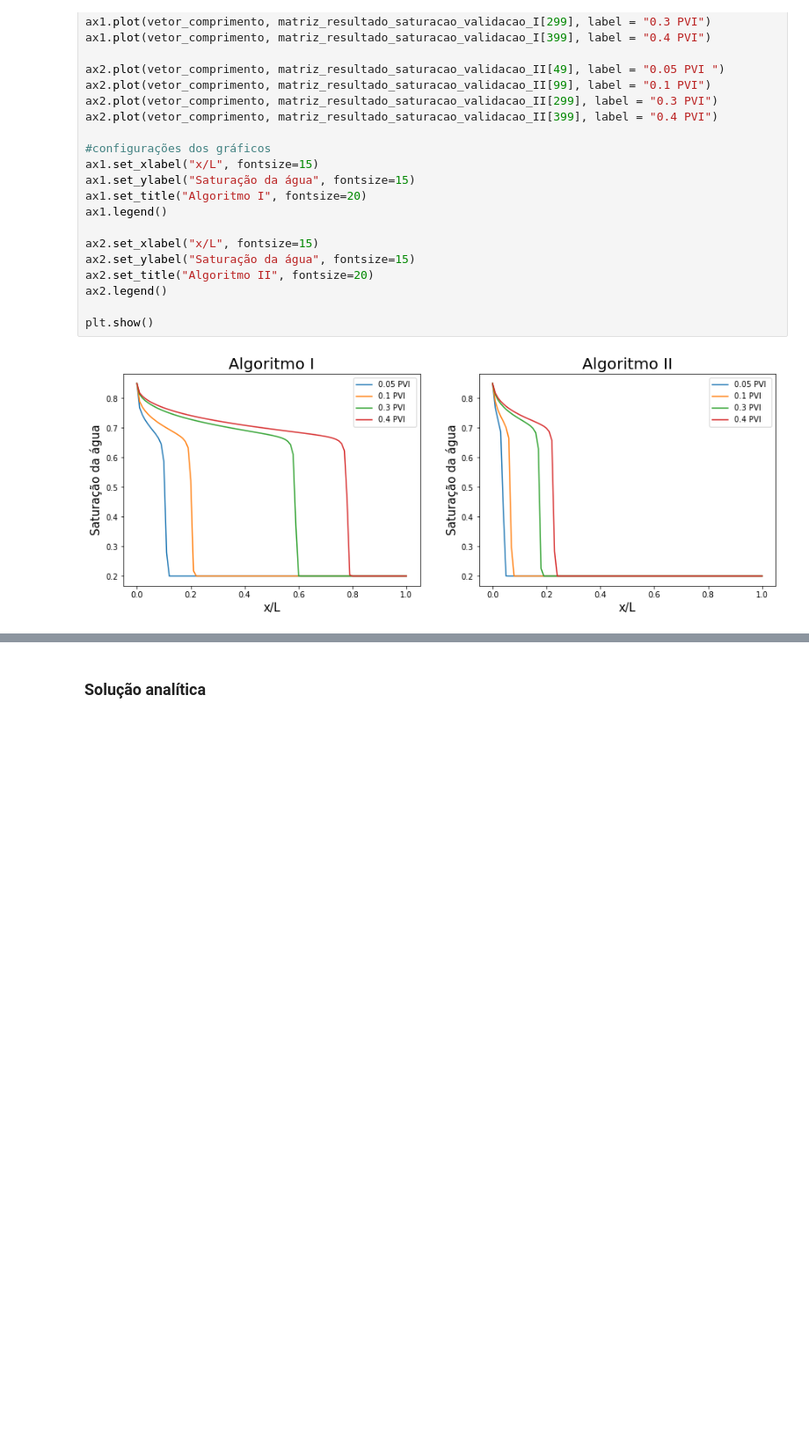
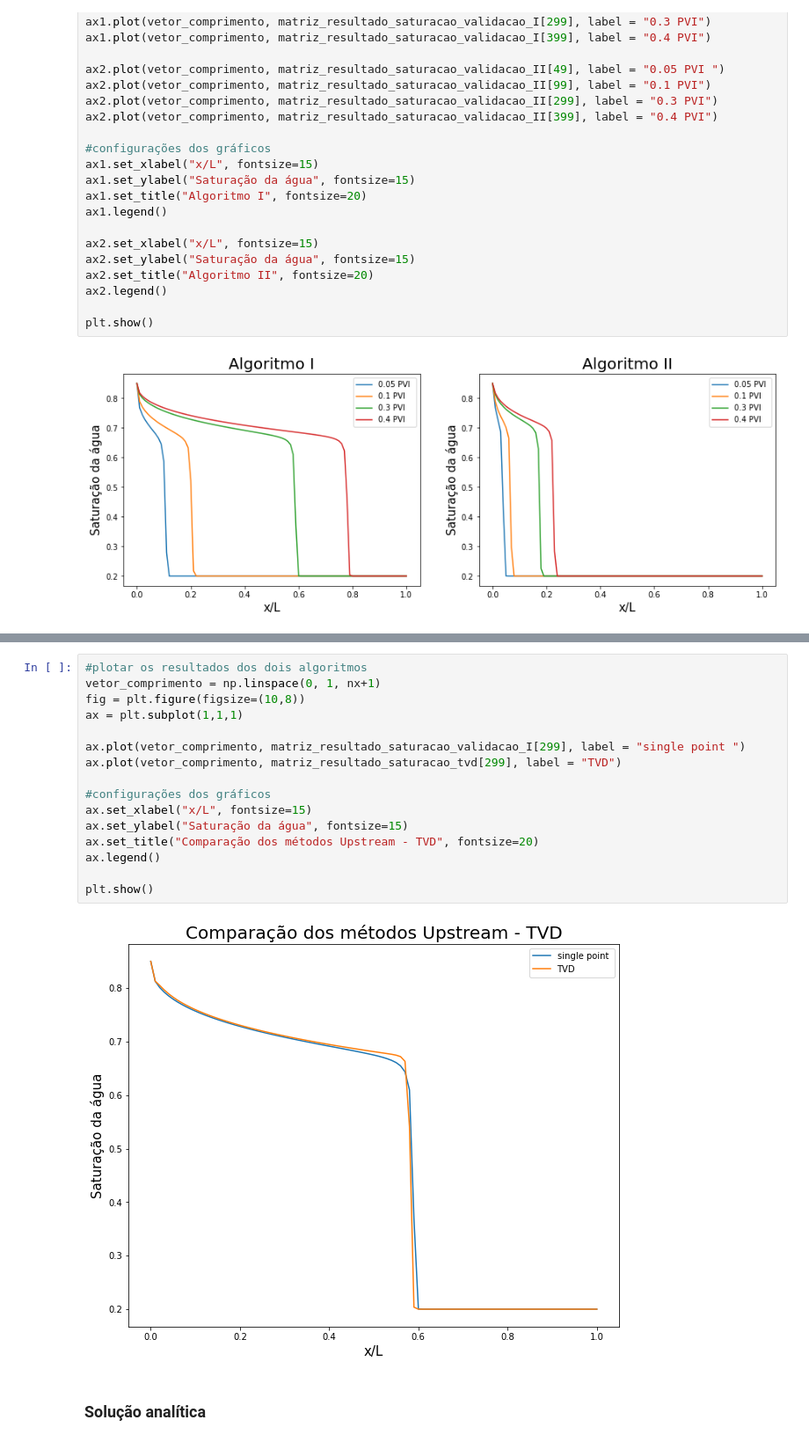
Before and after one commit to igcampos/Mestrado, a Jupyter notebook: saturacao_explicit.ipynb, the cells around one changed output, grey strips where cells are left out. Shown: that part at 88% size. Cells and saved outputs as stored; diff of their text form; blank space fills up the shorter version.

```diff
--- a/saturacao_explicit.ipynb
+++ b/saturacao_explicit.ipynb
@@ -1540,3 +1487,21 @@ plt.show()
+# %%
+#plotar os resultados dos dois algoritmos
+vetor_comprimento = np.linspace(0, 1, nx+1)
+fig = plt.figure(figsize=(10,8))
+ax = plt.subplot(1,1,1)
+
+ax.plot(vetor_comprimento, matriz_resultado_saturacao_validacao_I[299], label = "single point ")
+ax.plot(vetor_comprimento, matriz_resultado_saturacao_tvd[299], label = "TVD")
+
+#configurações dos gráficos
+ax.set_xlabel("x/L", fontsize=15)
+ax.set_ylabel("Saturação da água", fontsize=15)
+ax.set_title("Comparação dos métodos Upstream - TVD", fontsize=20)
+ax.legend()
+
+plt.show()
+# %% [output]
+[figure, added]
 # %% [markdown]
 ### Solução analítica
 # %%
```
Also changed, not shown: parts of 20 cells of this notebook.
